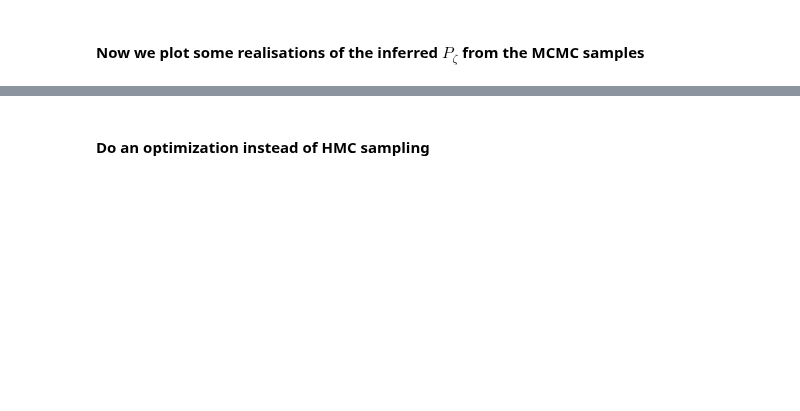
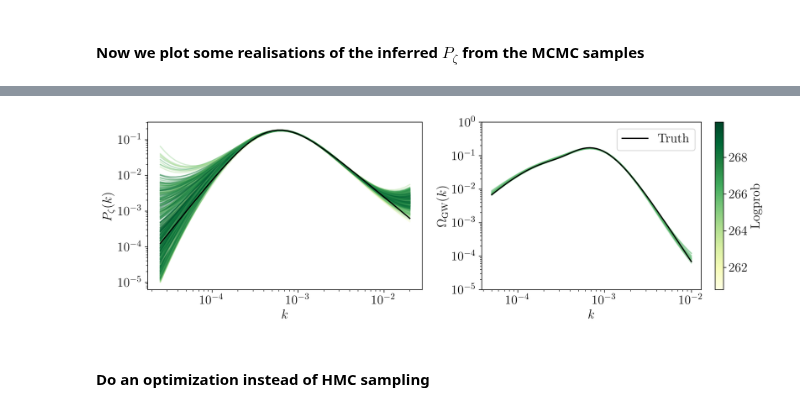
Before and after one commit to Ameek94/SIGW_Inverse, a Jupyter notebook: examples/bpl_jax_integrator.ipynb, the cells around one changed output, grey strips where cells are left out. Saved outputs shown, nothing was run; the diff lists cells and outputs as text; code cells hidden in the pictures; blank space fills up the shorter version.

Commit message:
updated plots and aic

```diff
--- a/examples/bpl_jax_integrator.ipynb
+++ b/examples/bpl_jax_integrator.ipynb
@@ -160,3 +159,33 @@ fig.tight_layout()
+# %%
+### Plot the MC realisations with their logprob
+cmap = matplotlib.colormaps['YlGn']
+ys = samples['y']
+lp = -extras["potential_energy"] # PE = -negative logprob
+lp_min, lp_max = np.min(lp), np.max(lp)
+cols = (lp-lp_min)/(lp_max - lp_min) # normalise the logprob to a colour
+norm = colors.Normalize(lp_min,lp_max)
+
+fig, (ax1,ax2) = plt.subplots(1,2,figsize=(12,4))
+pz_amps = vmap(ff,)(ys)
+for i,pz in enumerate(pz_amps):
+    ax1.loglog(p_arr,pz,alpha=0.35,color=cmap(cols[i]))
+    # ax1.scatter(10**(nodes),10**(ys[i]),s=16,alpha=0.5)
+for om in omgw_amps:
+    ax2.loglog(k_arr,om,alpha=0.35,color=cmap(cols[i]))
+ax1.loglog(p_arr,pz_amp,color='k',lw=1.5)
+ax2.loglog(k_arr,omgw_amp,color='k',lw=1.5,label='Truth')
+
+ax2.legend()
+ax1.set_ylabel(r'$P_{\zeta}(k)$')
+ax1.set_xlabel(r'$k$')
+ax2.set_ylim(1e-5,1.)
+
+ax2.set_ylabel(r'$\Omega_{\mathrm{GW}}(k)$')
+ax2.set_xlabel(r'$k$')
+fig.colorbar(cm.ScalarMappable(norm=norm,cmap=cmap),ax=ax2,label='Logprob')
+fig.tight_layout()
+# %% [output]
+[figure, added]
 # %% [markdown]
 #### Do an optimization instead of HMC sampling
 # %%
```
Also changed, not shown: parts of 5 cells of this notebook, 5 other files.
